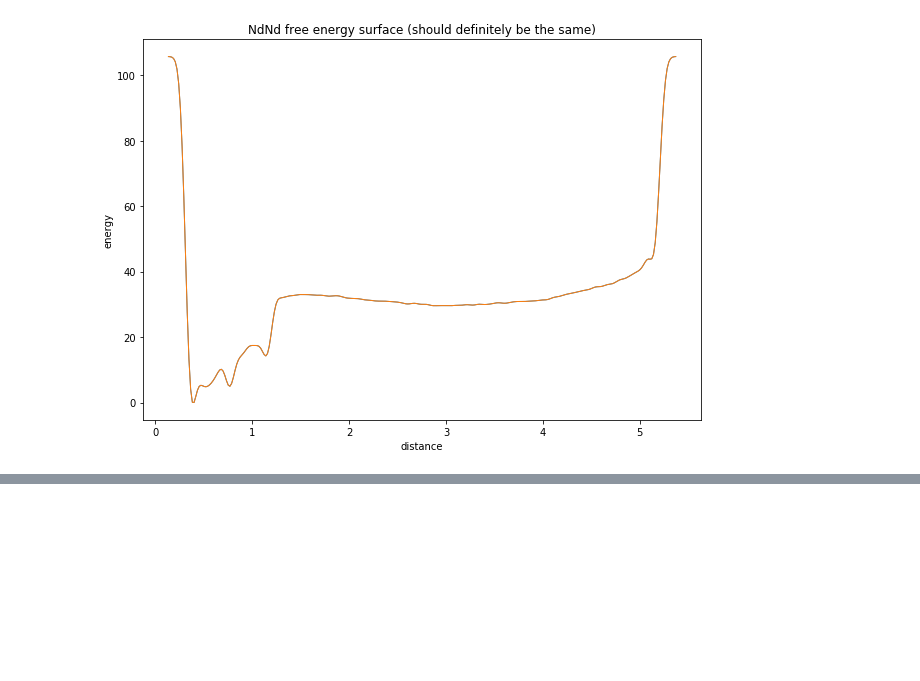
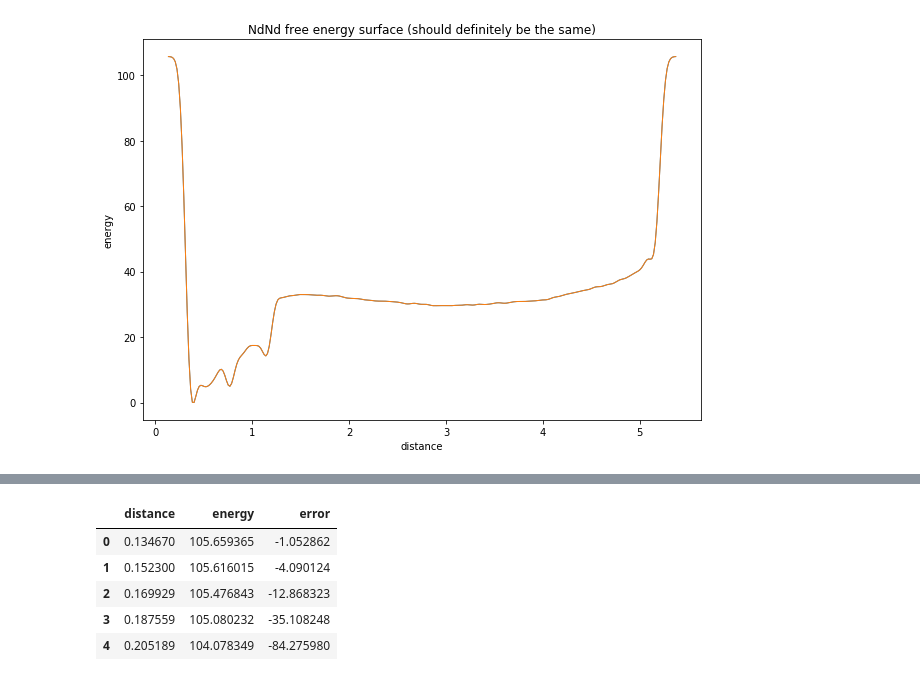
Before and after one commit to garrettd2225/Triazine-project, a Jupyter notebook: Metad_graphs_idunno.ipynb, the cells around one changed output, grey strips where cells are left out. Cells and saved outputs as stored; diff of their text form; code cells hidden in the pictures; blank space fills up the shorter version.

```diff
--- a/Metad_graphs_idunno.ipynb
+++ b/Metad_graphs_idunno.ipynb
@@ -53,0 +56,9 @@ for i in range(1,11):
+# %%
+data2.head()
+# %% [output]
+|  | distance | energy | error |
+| 0 | 0.134670 | 105.659365 | -1.052862 |
+| 1 | 0.152300 | 105.616015 | -4.090124 |
+| 2 | 0.169929 | 105.476843 | -12.868323 |
+| 3 | 0.187559 | 105.080232 | -35.108248 |
+| 4 | 0.205189 | 104.078349 | -84.275980 |
```
Also changed, not shown: parts of 12 cells of this notebook.
